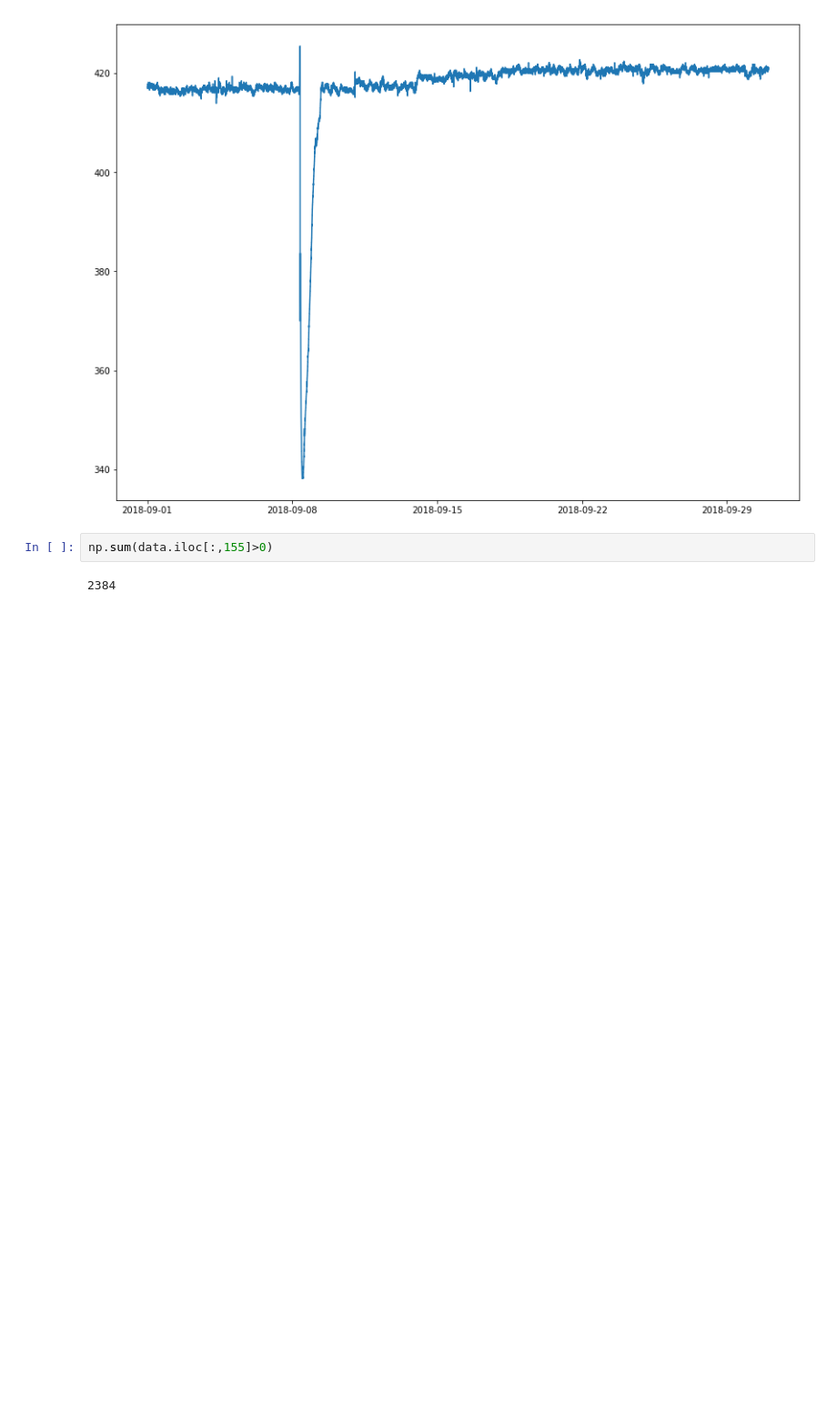
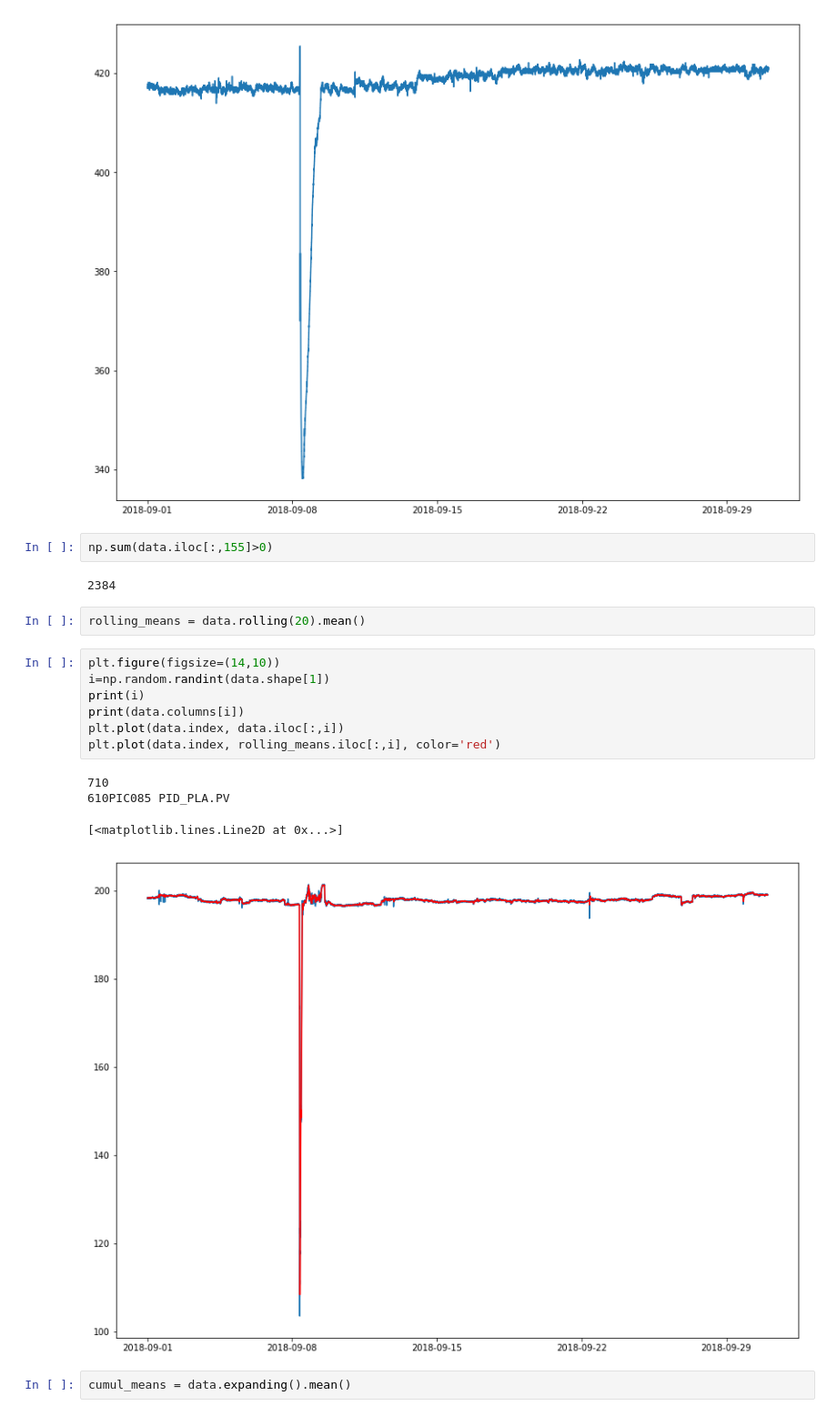
Before and after one commit to Psyrbin/Lukoil-anomaly-detection, a Jupyter notebook: Exploration.ipynb, the cells around one changed output. Shown: that part at 91% size. Drawn from its saved outputs; the diff is of its cells as text; blank space fills up the shorter version.

```diff
--- a/Exploration.ipynb
+++ b/Exploration.ipynb
@@ -135,3 +135,19 @@ plt.plot(data.index, data.iloc[:,i])
 np.sum(data.iloc[:,155]>0)
 # %% [output]
 2384
+# %%
+rolling_means = data.rolling(20).mean()
+# %%
+plt.figure(figsize=(14,10))
+i=np.random.randint(data.shape[1])
+print(i)
+print(data.columns[i])
+plt.plot(data.index, data.iloc[:,i])
+plt.plot(data.index, rolling_means.iloc[:,i], color='red')
+# %% [output]
+710
+610PIC085 PID_PLA.PV
+[<matplotlib.lines.Line2D at 0x...>]
+[figure, added]
+# %%
+cumul_means = data.expanding().mean()
```
Also changed, not shown: parts of 1 cell of this notebook.
